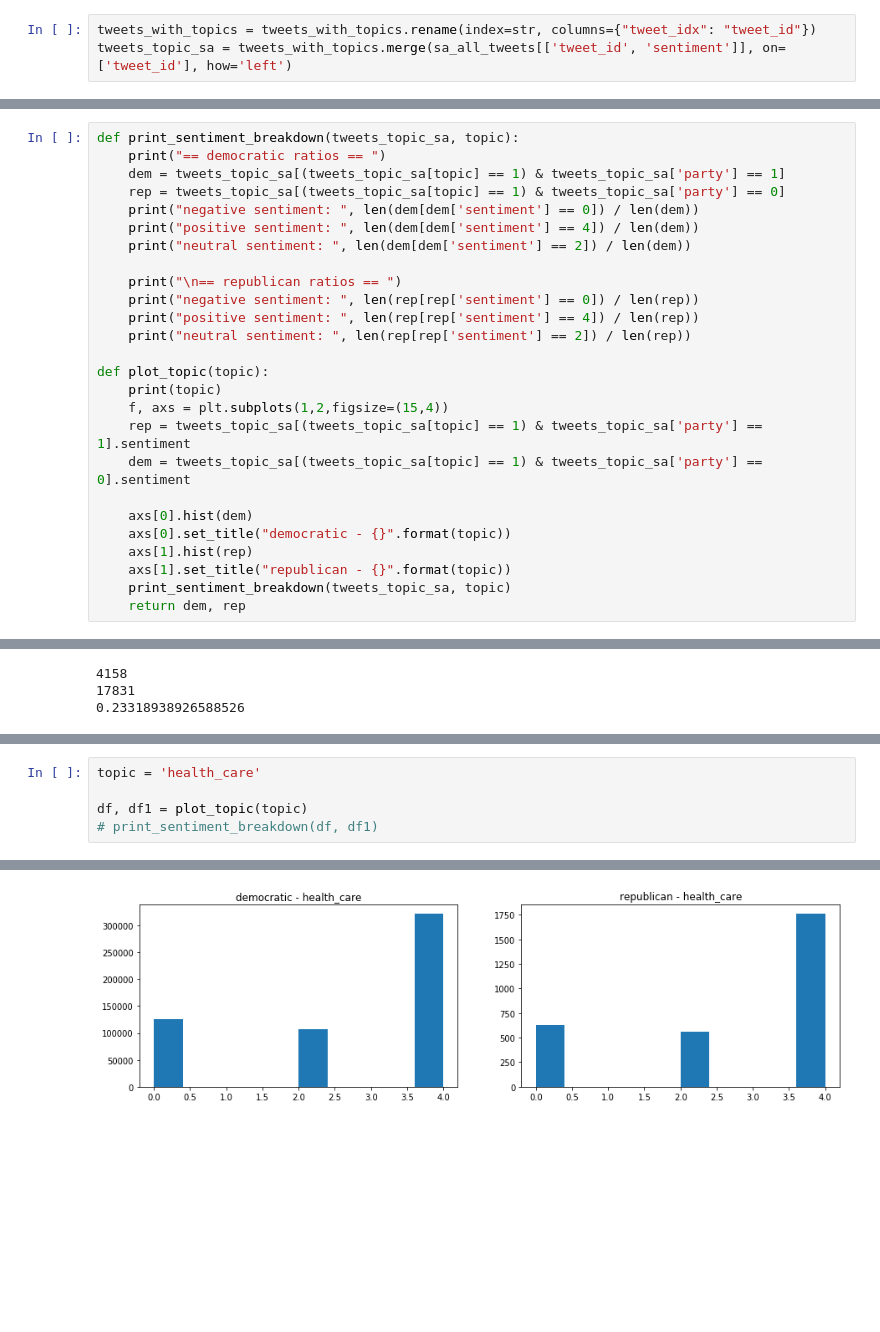
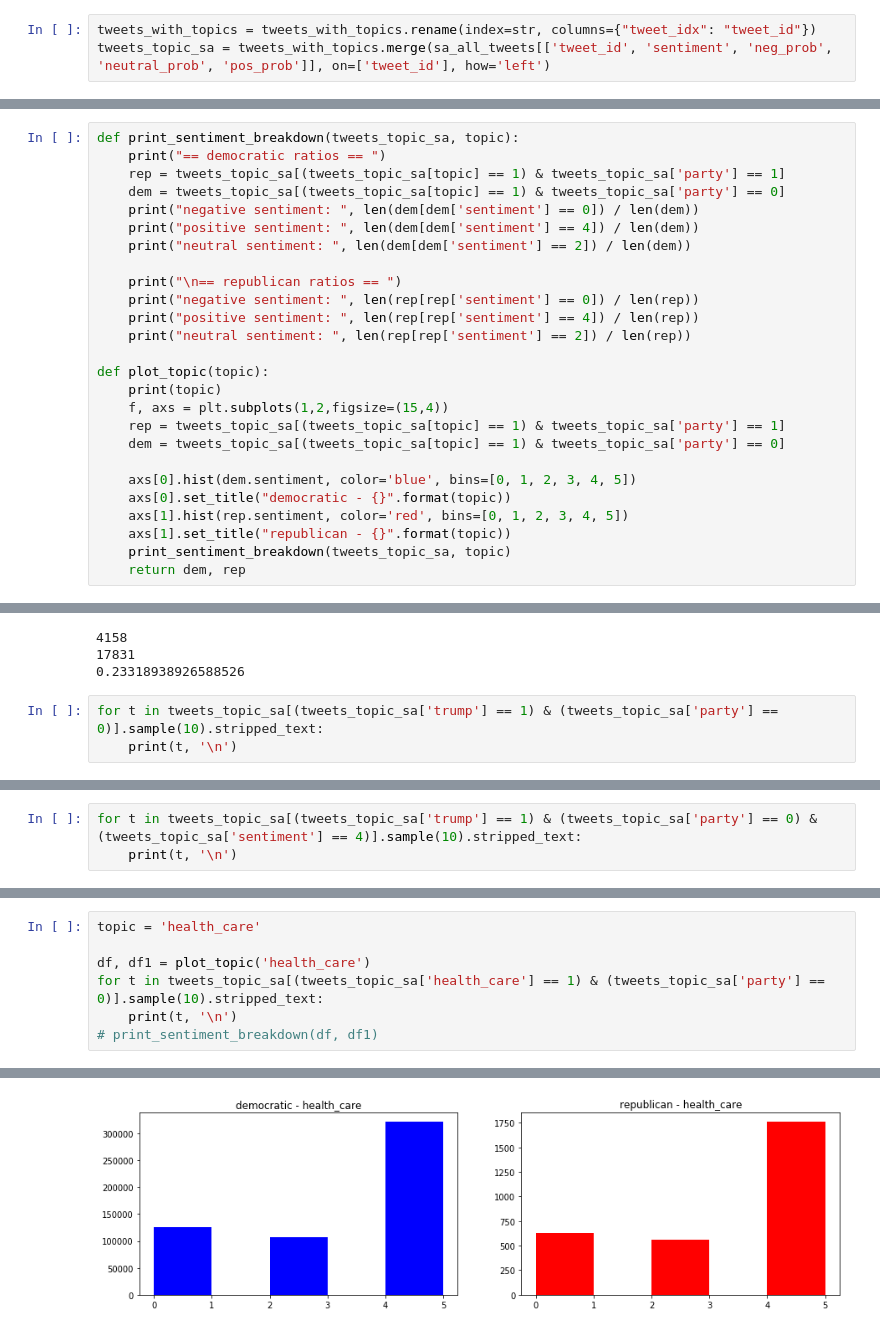
Before and after one commit to charles-tan/POCA, a Jupyter notebook: notebooks/topics_analysis.ipynb, the cells around one changed output, grey strips where cells are left out. Cells and saved outputs as stored; diff of their text form; blank space fills up the shorter version.

```diff
--- a/notebooks/topics_analysis.ipynb
+++ b/notebooks/topics_analysis.ipynb
@@ -33,6 +111,6 @@ Index(['tweet_id', 'stripped_text', 'twitter_handle', 'sentiment'], dtype='objec
 # %%
 tweets_with_topics = tweets_with_topics.rename(index=str, columns={"tweet_idx": "tweet_id"})
-tweets_topic_sa = tweets_with_topics.merge(sa_all_tweets[['tweet_id', 'sentiment']], on=['tweet_id'], how='left')
+tweets_topic_sa = tweets_with_topics.merge(sa_all_tweets[['tweet_id', 'sentiment', 'neg_prob', 'neutral_prob', 'pos_prob']], on=['tweet_id'], how='left')
 # %%
 print(len(tweets_topic_sa[tweets_topic_sa['sentiment'].isna()]))
 print(len(tweets_topic_sa))
@@ -203,8 +347,8 @@ axs.hist(rep)
 # %%
 def print_sentiment_breakdown(tweets_topic_sa, topic):
     print("== democratic ratios == ")
-    dem = tweets_topic_sa[(tweets_topic_sa[topic] == 1) & tweets_topic_sa['party'] == 1]
-    rep = tweets_topic_sa[(tweets_topic_sa[topic] == 1) & tweets_topic_sa['party'] == 0]
+    rep = tweets_topic_sa[(tweets_topic_sa[topic] == 1) & tweets_topic_sa['party'] == 1]
+    dem = tweets_topic_sa[(tweets_topic_sa[topic] == 1) & tweets_topic_sa['party'] == 0]
     print("negative sentiment: ", len(dem[dem['sentiment'] == 0]) / len(dem))
     print("positive sentiment: ", len(dem[dem['sentiment'] == 4]) / len(dem))
     print("neutral sentiment: ", len(dem[dem['sentiment'] == 2]) / len(dem))
@@ -217,12 +361,12 @@ def print_sentiment_breakdown(tweets_topic_sa, topic):
 def plot_topic(topic):
     print(topic)
     f, axs = plt.subplots(1,2,figsize=(15,4))
-    rep = tweets_topic_sa[(tweets_topic_sa[topic] == 1) & tweets_topic_sa['party'] == 1].sentiment
-    dem = tweets_topic_sa[(tweets_topic_sa[topic] == 1) & tweets_topic_sa['party'] == 0].sentiment
+    rep = tweets_topic_sa[(tweets_topic_sa[topic] == 1) & tweets_topic_sa['party'] == 1]
+    dem = tweets_topic_sa[(tweets_topic_sa[topic] == 1) & tweets_topic_sa['party'] == 0]
 
-    axs[0].hist(dem)
+    axs[0].hist(dem.sentiment, color='blue', bins=[0, 1, 2, 3, 4, 5])
     axs[0].set_title("democratic - {}".format(topic))
-    axs[1].hist(rep)
+    axs[1].hist(rep.sentiment, color='red', bins=[0, 1, 2, 3, 4, 5])
     axs[1].set_title("republican - {}".format(topic))
     print_sentiment_breakdown(tweets_topic_sa, topic)
     return dem, rep
@@ -235,3 +379,6 @@ print(4158 /17831)
 4158
 17831
 0.23318938926588526
+# %%
+for t in tweets_topic_sa[(tweets_topic_sa['trump'] == 1) & (tweets_topic_sa['party'] == 0)].sample(10).stripped_text:
+    print(t, '\n')
@@ -237,0 +405,3 @@ print(4158 /17831)
+# %%
+for t in tweets_topic_sa[(tweets_topic_sa['trump'] == 1) & (tweets_topic_sa['party'] == 0) & (tweets_topic_sa['sentiment'] == 4)].sample(10).stripped_text:
+    print(t, '\n')
@@ -255,7 +456,9 @@ neutral sentiment:  0.1918283121617123
 # %%
 topic = 'health_care'
 
-df, df1 = plot_topic(topic)
+df, df1 = plot_topic('health_care')
+for t in tweets_topic_sa[(tweets_topic_sa['health_care'] == 1) & (tweets_topic_sa['party'] == 0)].sample(10).stripped_text:
+    print(t, '\n')
 # print_sentiment_breakdown(df, df1)
 # %% [output]
 health_care
@@ -271,4 +481,4 @@ neutral sentiment:  0.19177486913826897
-[figure, old version]
+[figure, new version]
 # %%
 topic = 'immigration'
 dem, rep = plot_topic(topic)
```
Also changed, not shown: parts of 23 cells of this notebook, 3 other files.
